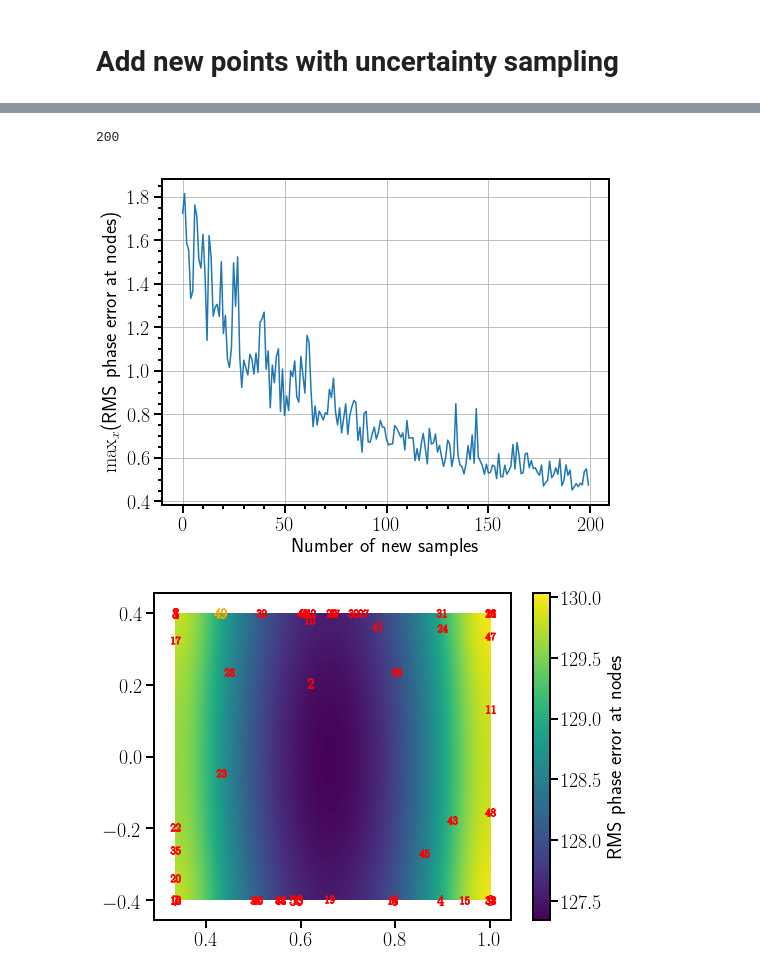
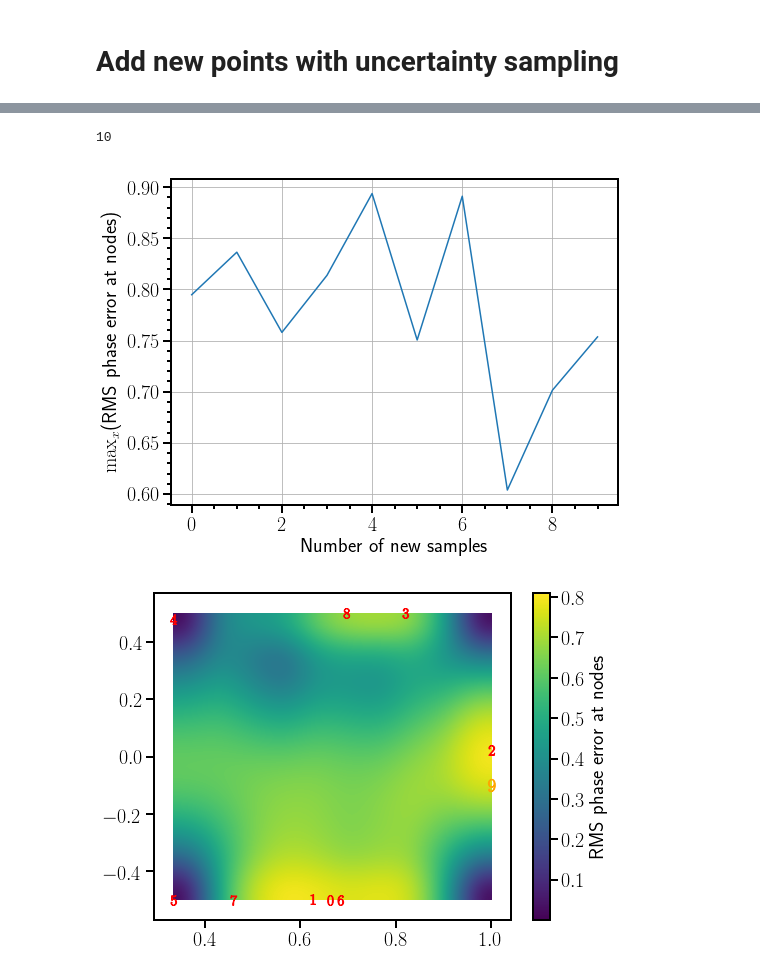
Before and after one commit to benjaminlackey/gpsurrogate, a Jupyter notebook: notebooks/EOB/UncertaintySampling.ipynb, the cells around one changed output, grey strips where cells are left out. Drawn from its saved outputs; the diff is of its cells as text; code cells hidden in the pictures.

Commit message:
Initial results with GPSplineSurrogate.

```diff
--- a/notebooks/EOB/UncertaintySampling.ipynb
+++ b/notebooks/EOB/UncertaintySampling.ipynb
@@ -73,11 +73,16 @@ def plot_numbered_points(axes, points):
 # %% [markdown]
 # Load surrogate model
 # %%
-Bamp_filename = '../../data/teobtest40hz/B_amp_corners_lhd.hdf5'
-Bphase_filename = '../../data/teobtest40hz/B_phase_corners_lhd.hdf5'
-damp_gp_filename = '../../data/teobtest40hz/gp_amp_corners_lhd.hdf5'
-dphase_gp_filename = '../../data/teobtest40hz/gp_phase_corners_lhd.hdf5'
-sur = surrogate.GPSurrogate.load(Bamp_filename, Bphase_filename, damp_gp_filename, dphase_gp_filename)
+# Bamp_filename = '../../data/TEOBv4_40hz/B_amp_corners_lhd.hdf5'
+# Bphase_filename = '../../data/TEOBv4_40hz/B_phase_corners_lhd.hdf5'
+# gp_amp_filename = '../../data/TEOBv4_40hz/gp_amp_corners_lhd.hdf5'
+# gp_phase_filename = '../../data/TEOBv4_40hz/gp_phase_corners_lhd.hdf5'
+# sur = surrogate.GPSurrogate.load(Bamp_filename, Bphase_filename, gp_amp_filename, gp_phase_filename)
+
+nodes_filename = '../../data/TEOBv4_20hz/nodes_corners_lhd.hdf5'
+gp_amp_filename = '../../data/TEOBv4_20hz/gp_spline_amp_corners_lhd.hdf5'
+gp_phase_filename = '../../data/TEOBv4_20hz/gp_spline_phase_corners_lhd.hdf5'
+sur = surrogate.GPSplineSurrogate.load(nodes_filename, gp_amp_filename, gp_phase_filename, order=2, npoints=10000)
 # %%
 params = np.array([1., 0., 0., 1000., 1000.])
 h = sur.geometric_waveform(params)
@@ -91,13 +104,10 @@ wave.plot_waveforms_fd([h])
 # Add new points with uncertainty sampling
 # %%
 original_points = sur.dphase_gp_list[0].X_train_
-#limits = np.array([[1.0/3.0, 1.0], [-0.7, 0.7], [-0.7, 0.7], [0, 10000], [0, 10000]])
-limits = np.array([[1.0/3.0, 1.0], [-0.4, 0.4], [-0.4, 0.4], [0.1, 3000], [0.1, 3000]])
+limits = np.array([[1.0/3.0, 1.0], [-0.5, 0.5], [-0.5, 0.5], [0, 5000], [0, 5000]])
 kernel_type = 'matern52'
 dphase_gp_list = sur.dphase_gp_list
+# Use the first nmax nodes in calculating the RMS phase error
+nmax = 16
 
-sampler = us.UncertaintySampling(original_points, limits, kernel_type, dphase_gp_list)
+sampler = us.UncertaintySampling(original_points, limits, kernel_type, dphase_gp_list, nmax=nmax)
-# %%
-#sampler.add_new_points(5, nbasinjumps=100, nfun_eval_per_basin=30, verbose=True)
-#sampler.add_new_points(5, nbasinjumps=200, nfun_eval_per_basin=30, verbose=True)
-sampler.add_new_points(150, nbasinjumps=50, nfun_eval_per_basin=15, verbose=True)
@@ -121,0 +114,2 @@ point_new=[  5.251388e-01   4.000000e-01  -3.764148e-02   2.526430e+03   1.04727
+# %%
+sampler.add_new_points(40, nbasinjumps=50, nfun_eval_per_basin=15, verbose=True)
@@ -123,9 +135,9 @@ point_new=[  5.251388e-01   4.000000e-01  -3.764148e-02   2.526430e+03   1.04727
 points_errors = np.concatenate((sampler.new_points.T, np.array([sampler.new_errors]))).T
 print len(points_errors)
 
-#np.savetxt('../../data/teobtest40hz/uncsamp_from_lhd_trainset.txt', points_errors)
+#np.savetxt('../../data/TEOBv4_20hz/uncsamp_from_lhd_trainset.txt', points_errors)
 # %% [output]
-200
+10
 # %%
 fig, axes = plt.subplots(1, figsize=(8, 6))
 axes.plot(sampler.new_errors)
@@ -136,21 +148,21 @@ axes.minorticks_on()
 #axes.set_ylim(0, 2.5)
 axes.grid()
 # %% [output]
-[figure, old version]
+[figure, new version]
 # %%
-x0, x1, x2, x3, x4 = 1.0, 0.7, -0.7, 10000., 0.
+x0, x1, x2, x3, x4 = 1.0, 0.5, -0.5, 5000., 0.
 def mismatch_error(x0, x1):
     point = np.array([x0, x1, x2, x3, x4])
     return -sampler.negative_error(point)
 
 fig, (ax1) = plt.subplots(1, 1, figsize=(8, 6))
 xlow, xhigh, nx = limits[0, 0], limits[0, 1], 10
 ylow, yhigh, ny = limits[1, 0], limits[1, 1], 10
 plot_2d_func(ax1, mismatch_error, xlow, xhigh, nx, ylow, yhigh, ny,
              colorbar_label=r'RMS phase error at nodes')
 plot_numbered_points(ax1, sampler.new_points)
 # %% [output]
-[figure, old version]
+[figure, new version]
 # %%
 fig = plt.figure(figsize=(10, 10))
 axes = fig.add_subplot(111, projection='3d')
```
Also changed, not shown: parts of 7 cells of this notebook, 14 other files.
